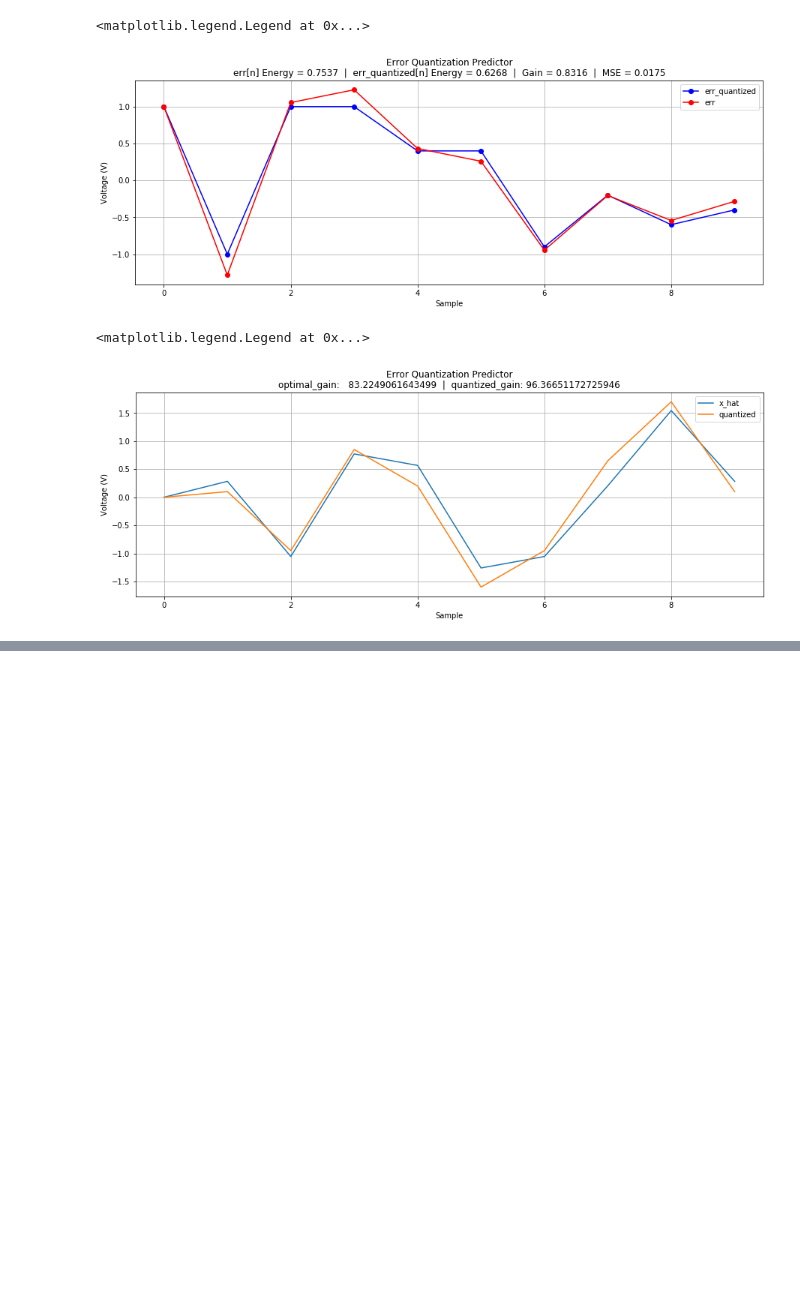
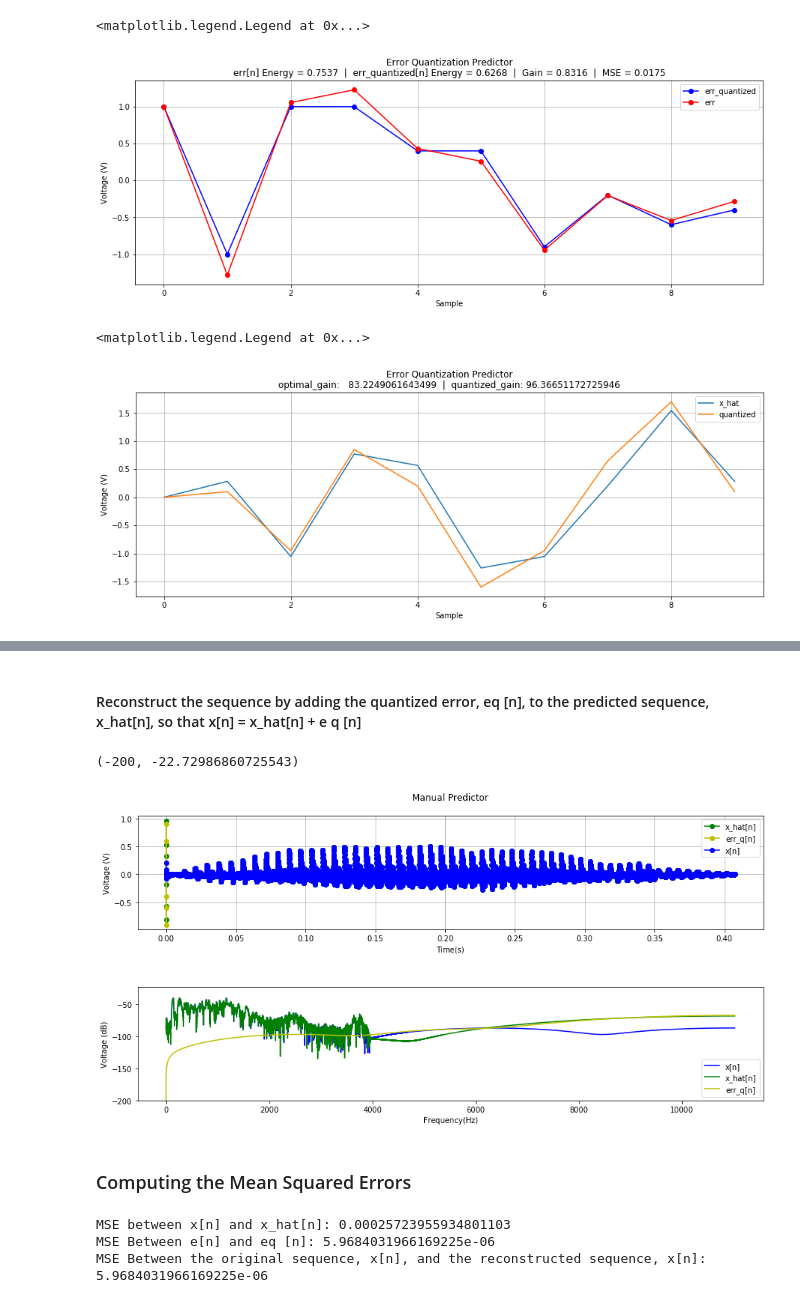
Before and after one commit to rthomp10/dsp, a Jupyter notebook: Prediction and Quantization.ipynb, the cells around one changed output, grey strips where cells are left out. Saved outputs shown, nothing was run; the diff lists cells and outputs as text; code cells hidden in the pictures; blank space fills up the shorter version.

```diff
--- a/Prediction and Quantization.ipynb
+++ b/Prediction and Quantization.ipynb
@@ -22,7 +23,7 @@ Parts
 def signal_gen(frequency, amplitude, phase_degrees, duration, Fs):
     phase = phase_degrees * np.pi/180
     t  = np.arange(0,duration, 1/Fs) # X axis: Time & Samples
-    return amplitude*np.sin(2*np.pi*frequency*t+phase), t
+    return t, amplitude*np.sin(2*np.pi*frequency*t+phase)
 
 
 def dB(voltage):
@@ -72,6 +73,14 @@ def quantize_error(err):
         if(np.abs(series[i]) >= 1):
             series[i] = 1*np.sign(series[i])
     return series
+
+def rthomp_fft(signal, sample_freq):
+    nfft = int(8*2**(np.ceil(np.log2(len(signal)))))
+    S = fft(signal, nfft)/len(signal)
+    fft_freq = fftfreq(nfft, 1/sample_freq)
+    positive_nfft = fft_freq[0:nfft//2]
+    magnitue = 20*np.log10(abs(S[0:nfft//2]))
+    return positive_nfft, magnitue
 # %% [markdown]
 ### Example Predictor
 # %%
@@ -435,0 +481,59 @@ The quantized gain increased compared to the optimal gain
+# %% [markdown]
+#### Reconstruct the sequence by adding the quantized error, eq [n], to the predicted sequence, x_hat[n], so that x[n] = x_hat[n] + e q [n]
+# %%
+# Importing the signal
+x, sr = librosa.load('snip.wav') # Signal time series and sampling rate
+x = np.ndarray.tolist(x)
+x = np.array(x)
+duration = np.size(x)/sr
+period = 1/sr
+n = np.arange(0,duration, period)
+
+
+# x reconstruction
+x_reconstructed = err_quantized + x_hat
+
+
+# FFT
+nfft, Eq = rthomp_fft(err_quantized, sr)
+nfft, X_hat = rthomp_fft(x_hat, sr)
+nfft, X = rthomp_fft(x_reconstructed, sr)
+
+
+# Plot
+plt.figure('position', [15,7])
+plt.subplots_adjust(hspace = 0.5)
+
+plt.subplot(2,1,1)
+plt.title('Manual Predictor\n')
+plt.plot(n, x_hat, 'g-o', label='x_hat[n]')
+plt.plot(n, err_quantized, 'y-o', label='err_q[n]')
+plt.plot(n, x_reconstructed, 'b-o', label='x[n]')
+plt.ylabel('Voltage (V)')
+plt.xlabel('Time(s)')
+plt.grid()
+plt.legend()
+# plt.xlim(0.15,0.16)
+# plt.ylim(-.001,.001)
+
+plt.subplot(2,1,2)
+plt.plot(nfft, X, 'b', label="x[n]")
+plt.plot(nfft, X_hat, 'g', label="x_hat[n]")
+plt.plot(nfft, Eq, 'y', label="err_q[n]")
+plt.xlabel('Frequency(Hz)')
+plt.ylabel('Voltage (dB)')
+plt.legend()
+plt.ylim(-200)
+# %% [output]
+(-200, -22.72986860725543)
+[figure, added]
+# %% [markdown]
+### Computing the Mean Squared Errors
+# %%
+print('MSE between x[n] and x_hat[n]: ' + str(((x_hat - x)**2).mean()))
+print('MSE Between e[n] and eq [n]: ' + str(((err_quantized - perr)**2).mean()))
+print('MSE Between the original sequence, x[n], and the reconstructed sequence, x[n]: ' + str(((x - x_reconstructed)**2).mean()))
+# %% [output]
+MSE between x[n] and x_hat[n]: 0.00025723955934801103
+MSE Between e[n] and eq [n]: 5.9684031966169225e-06
+MSE Between the original sequence, x[n], and the reconstructed sequence, x[n]: 5.9684031966169225e-06
```
Also changed, not shown: parts of 4 cells of this notebook.
